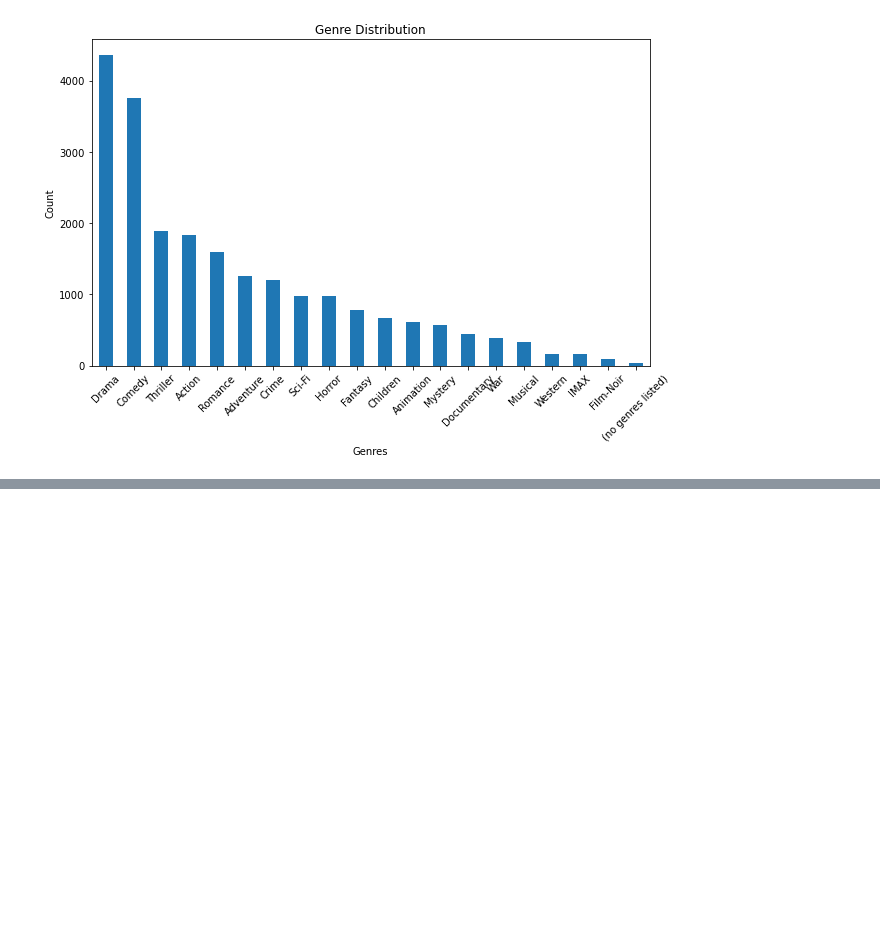
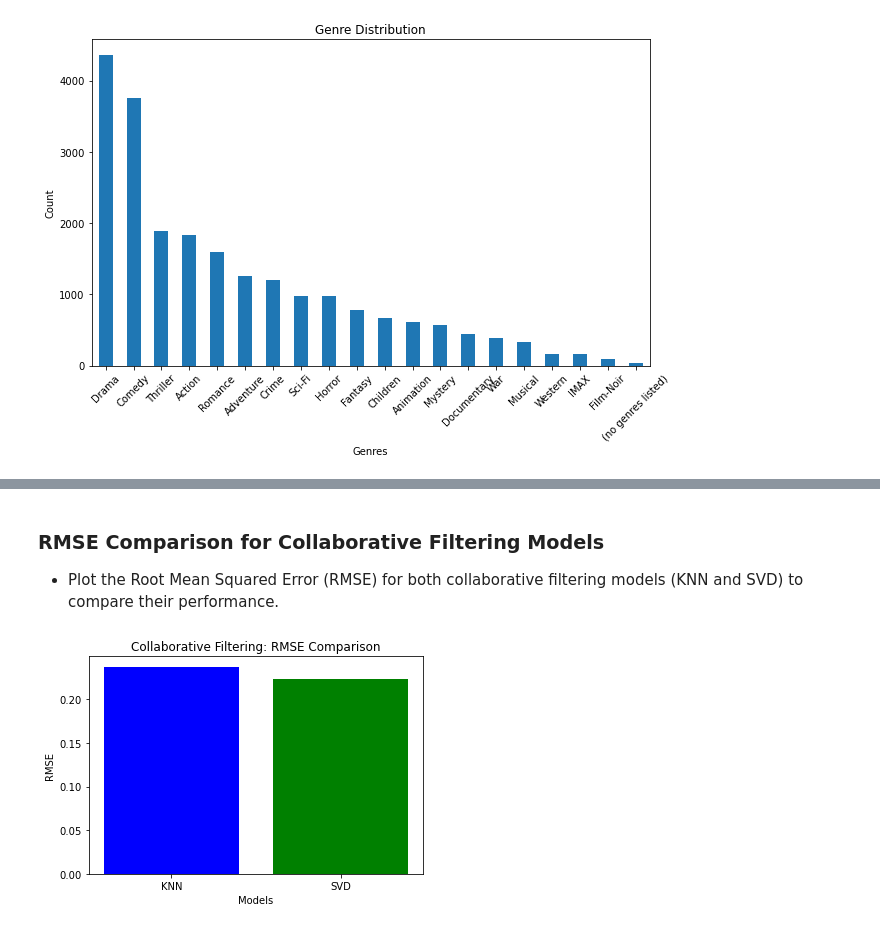
Before and after one commit to FaithMUTIS/Phase-4-group-2-project, a Jupyter notebook: Notebook.ipynb, the cells around one changed output, grey strips where cells are left out. Cells and saved outputs as stored; diff of their text form; code cells hidden in the pictures; blank space fills up the shorter version.

```diff
--- a/Notebook.ipynb
+++ b/Notebook.ipynb
@@ -322,0 +1032,18 @@ plt.show()
+# %% [markdown]
+### RMSE Comparison for Collaborative Filtering Models
+- Plot the Root Mean Squared Error (RMSE) for both collaborative filtering models (KNN and SVD) to compare their performance.
+# %%
+import matplotlib.pyplot as plt
+
+# RMSE values for each model
+rmse_values = [0.2373, 0.2237]
+models = ['KNN', 'SVD']
+
+# Plotting
+plt.bar(models, rmse_values, color=['blue', 'green'])
+plt.xlabel('Models')
+plt.ylabel('RMSE')
+plt.title('Collaborative Filtering: RMSE Comparison')
+plt.show()
+# %% [output]
+[figure, added]
```
Also changed, not shown: parts of 57 cells of this notebook.
